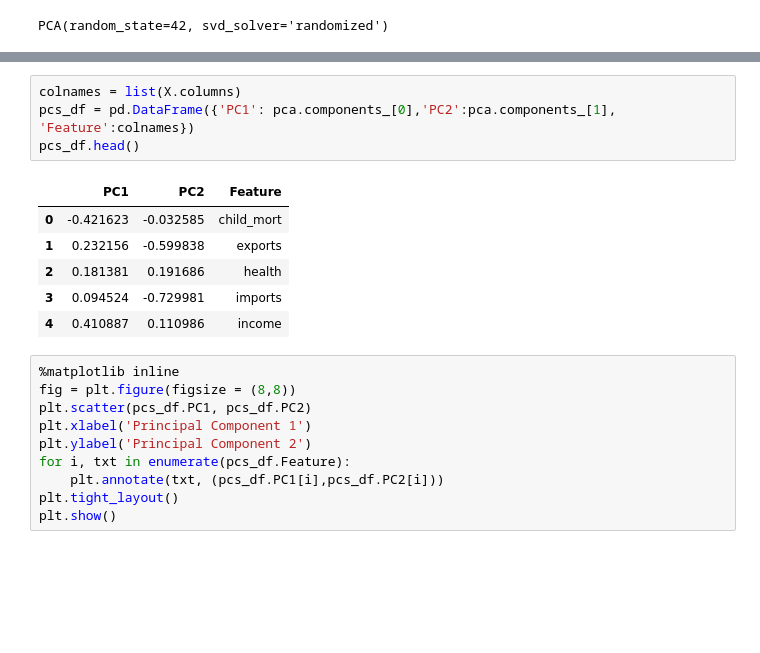
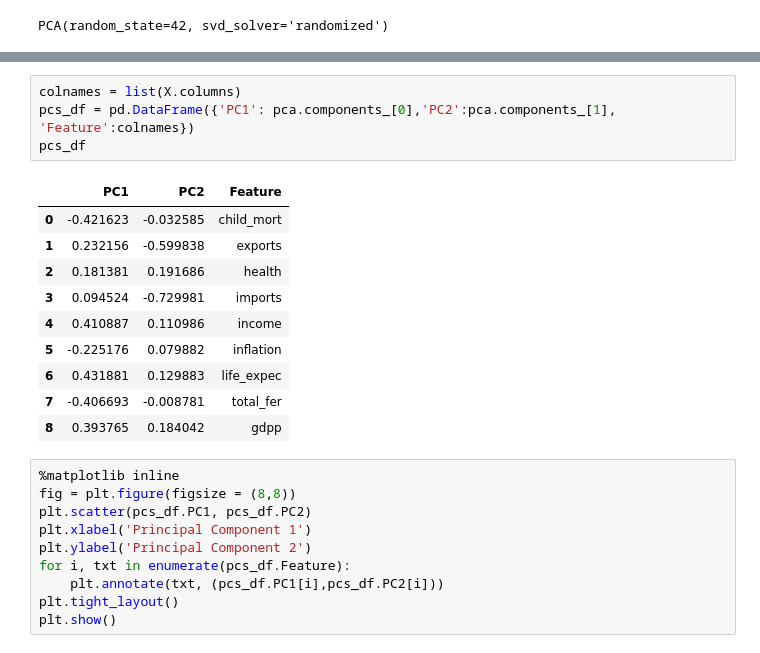
Before and after one commit to chetnathakur1/Unsupervised_Algos, a Jupyter notebook: hierarchical_pca.ipynb, the cells around one changed output, grey strips where cells are left out. Saved outputs shown, nothing was run; the diff lists cells and outputs as text; blank space fills up the shorter version.

```diff
--- a/hierarchical_pca.ipynb
+++ b/hierarchical_pca.ipynb
@@ -302,14 +297,18 @@ array([[-0.42162279,  0.23215649,  0.1813805 ,  0.09452367,  0.41088706,
 # %%
 colnames = list(X.columns)
 pcs_df = pd.DataFrame({'PC1': pca.components_[0],'PC2':pca.components_[1], 'Feature':colnames})
-pcs_df.head()
+pcs_df
 # %% [output]
 |  | PC1 | PC2 | Feature |
 | 0 | -0.421623 | -0.032585 | child_mort |
 | 1 | 0.232156 | -0.599838 | exports |
 | 2 | 0.181381 | 0.191686 | health |
 | 3 | 0.094524 | -0.729981 | imports |
 | 4 | 0.410887 | 0.110986 | income |
+| 5 | -0.225176 | 0.079882 | inflation |
+| 6 | 0.431881 | 0.129883 | life_expec |
+| 7 | -0.406693 | -0.008781 | total_fer |
+| 8 | 0.393765 | 0.184042 | gdpp |
 # %%
 %matplotlib inline
 fig = plt.figure(figsize = (8,8))
```
Also changed, not shown: parts of 2 cells of this notebook, 3 other files.
